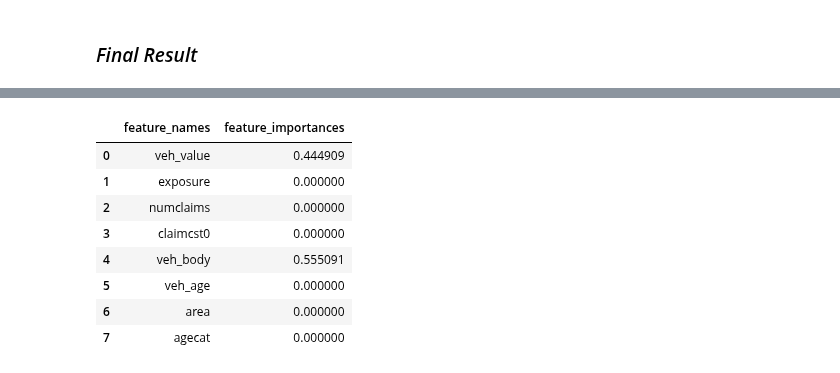
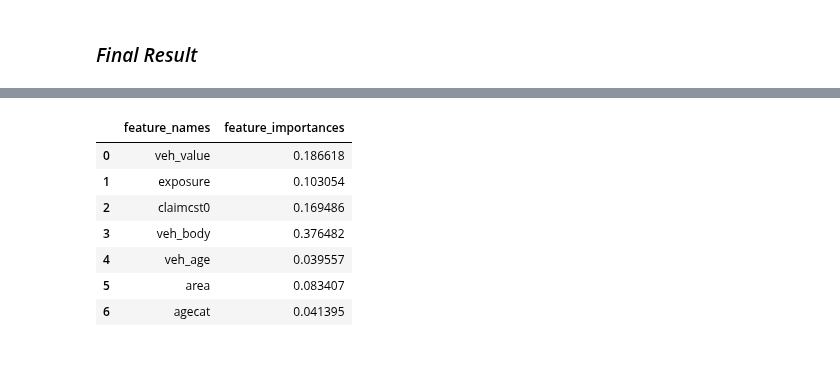
Before and after one commit to omars1234/Insurance_Analysis, a Jupyter notebook: Notebooks/Data_Classification/gender_classification.ipynb, the cells around one changed output, grey strips where cells are left out. Cells and saved outputs as stored; diff of their text form; code cells hidden in the pictures.

```diff
--- a/Notebooks/Data_Classification/gender_classification.ipynb
+++ b/Notebooks/Data_Classification/gender_classification.ipynb
@@ -274,0 +401,5 @@ pd.DataFrame(confusion_matrix(y_test, predicted),columns=col_names,index=index_n
+# %%
+np.random.seed(42)
+clf=GradientBoostingClassifier()
+clf.fit(x_train,y_train)
+predicted=clf.predict(x_test)
@@ -282,34 +431,0 @@ plt.ylabel("y_true");
-# %%
-from sklearn.multiclass import OneVsRestClassifier
-matplotlib.rcParams["figure.figsize"]=(25,10)
-clf = OneVsRestClassifier( XGBRFClassifier(**best_XGBRFClassifier)).fit(x_train,y_train)
-
-
-clf.fit(x_train, y_train)
-pred = clf.predict(x_test)
-pred_prob = clf.predict_proba(x_test)
-
-# roc curve for classes
-fpr = {}
-tpr = {}
-thresh ={}
-
-n_class = 2
-
-
-random_probs = [0 for i in range(len(y_test))]
-p_fpr, p_tpr, _ = roc_curve(y_test, random_probs, pos_label=1)
-for i in range(n_class):
-    fpr[i], tpr[i], thresh[i] = roc_curve(y_test, pred_prob[:,i], pos_label=i)
-
-# plotting
-plt.plot(p_fpr, p_tpr, linestyle='--', color='blue')
-plt.plot(fpr[0], tpr[0], linestyle='--',color='orange', label='Class gender == Female vs Rest')
-plt.plot(fpr[1], tpr[1], linestyle='--',color='green', label='Class gender == Male vs Rest')
-
-
-plt.title('Multiclass ROC curve')
-plt.xlabel('False Positive Rate')
-plt.ylabel('True Positive rate')
-plt.legend(loc='best')
-plt.savefig('C:/Users/Omar/Desktop/Omar_Files/Python_Analysis/Auto_Insurance/outcomes/MulticlassROCGraphs/gender_MulticlassROCGraphs.png',dpi=500);
@@ -334,18 +457,17 @@ plt.savefig('C:/Users/Omar/Desktop/Omar_Files/Python_Analysis/Auto_Insurance/out
 # %%
-model.feature_names_in=x.columns
-importance=pd.concat([pd.DataFrame(model.feature_names_in,columns=["feature_names"]),
-           pd.DataFrame(model.feature_importances_,columns=["feature_importances"])],axis=1)
+clf.feature_names_in=x.columns
+importance=pd.concat([pd.DataFrame(clf.feature_names_in,columns=["feature_names"]),
+           pd.DataFrame(clf.feature_importances_,columns=["feature_importances"])],axis=1)
 importance
 # %% [output]
 |  | feature_names | feature_importances |
-| 0 | veh_value | 0.444909 |
-| 1 | exposure | 0.000000 |
-| 2 | numclaims | 0.000000 |
-| 3 | claimcst0 | 0.000000 |
-| 4 | veh_body | 0.555091 |
-| 5 | veh_age | 0.000000 |
-| 6 | area | 0.000000 |
-| 7 | agecat | 0.000000 |
+| 0 | veh_value | 0.186618 |
+| 1 | exposure | 0.103054 |
+| 2 | claimcst0 | 0.169486 |
+| 3 | veh_body | 0.376482 |
+| 4 | veh_age | 0.039557 |
+| 5 | area | 0.083407 |
+| 6 | agecat | 0.041395 |
 # %%
 matplotlib.rcParams["figure.figsize"]=(20,7)
 ax=sns.barplot(x=np.round(importance["feature_importances"],3),y=importance["feature_names"])
```
Also changed, not shown: parts of 34 cells of this notebook, 22 other files.
